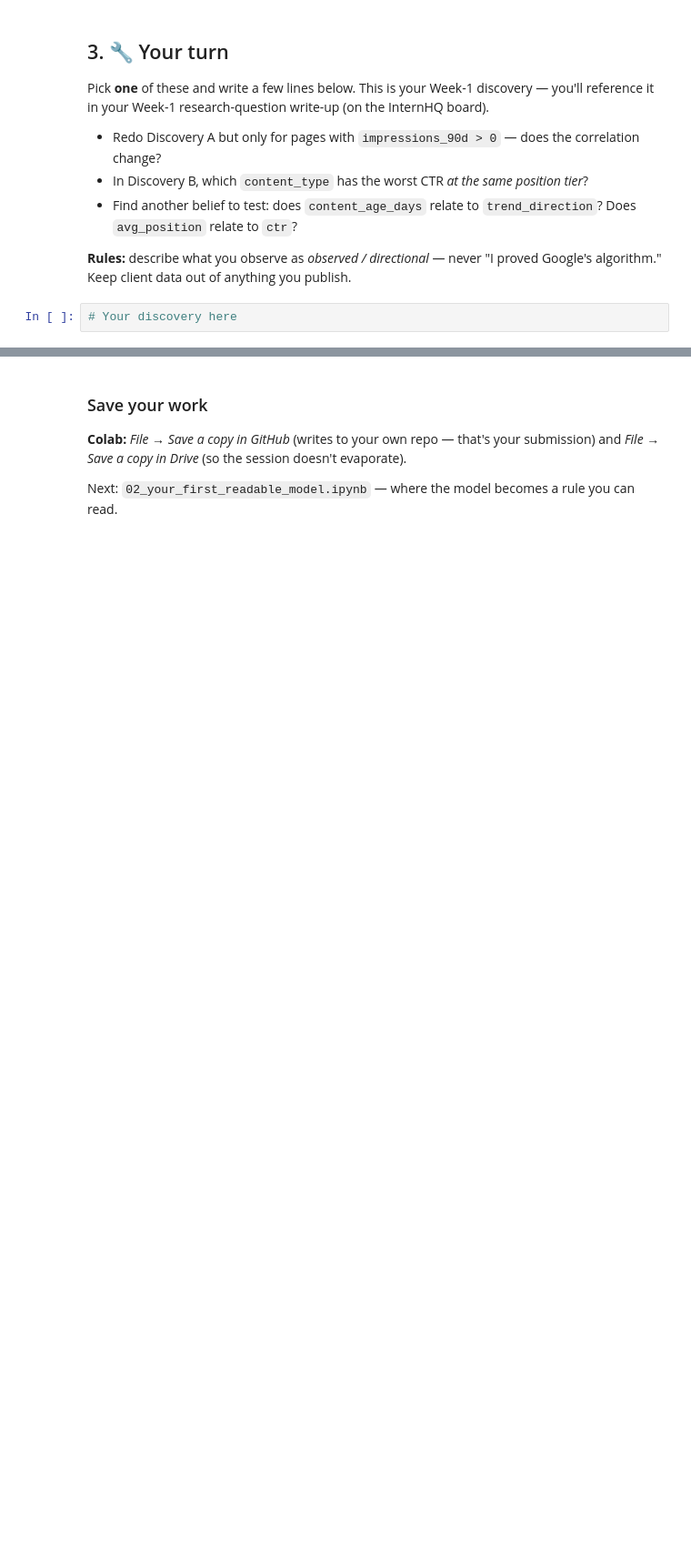
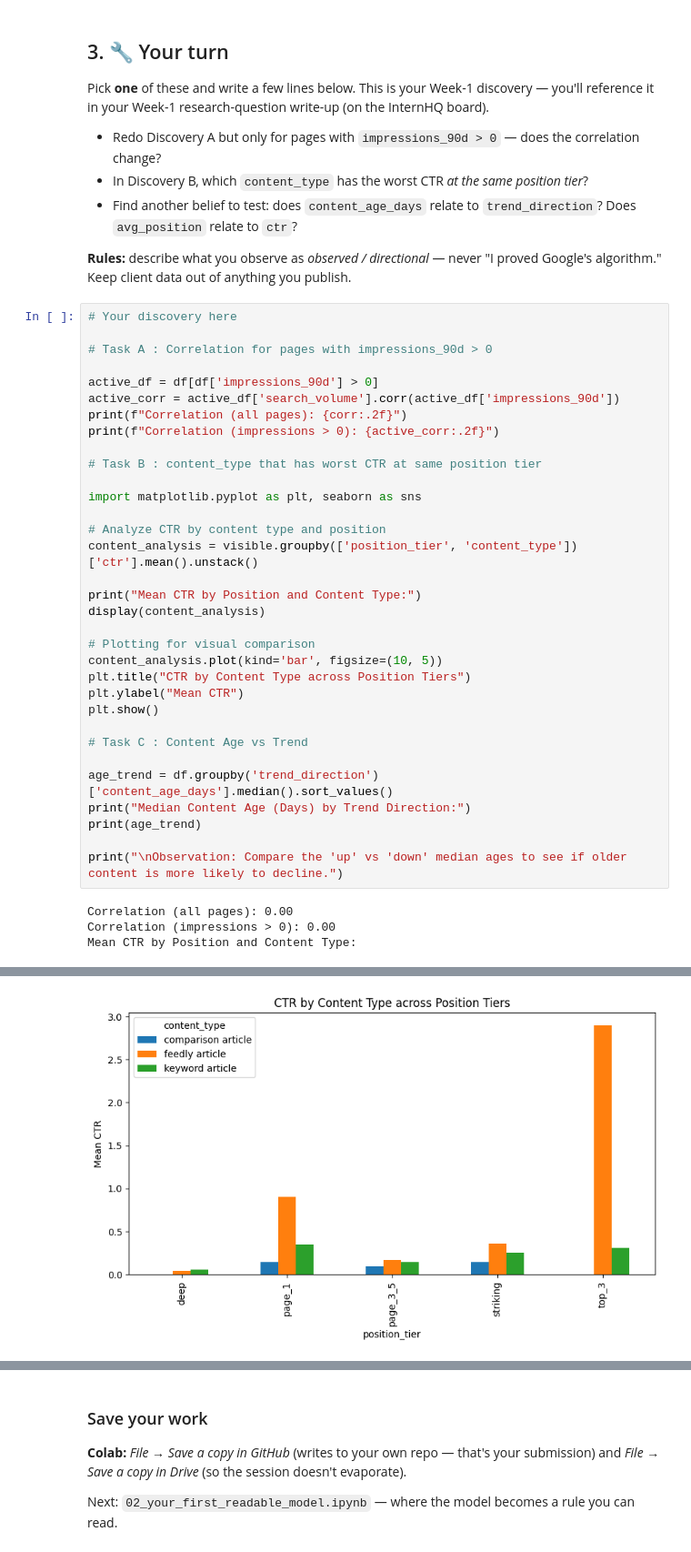
Before and after one commit to Bharathkumar1123542/ml_internship, a Jupyter notebook: notebooks/01_first_look_and_discovery.ipynb, the cells around one changed output, grey strips where cells are left out. Shown at 91% size. Cells and saved outputs as stored; diff of their text form; blank space fills up the shorter version.

```diff
--- a/notebooks/01_first_look_and_discovery.ipynb
+++ b/notebooks/01_first_look_and_discovery.ipynb
@@ -99,3 +153,38 @@ Pick **one** of these and write a few lines below. This is your Week-1 discovery
 **Rules:** describe what you observe as *observed / directional* — never "I proved Google's algorithm." Keep client data out of anything you publish.
 # %%
 # Your discovery here
+
+# Task A : Correlation for pages with impressions_90d > 0
+
+active_df = df[df['impressions_90d'] > 0]
+active_corr = active_df['search_volume'].corr(active_df['impressions_90d'])
+print(f"Correlation (all pages): {corr:.2f}")
+print(f"Correlation (impressions > 0): {active_corr:.2f}")
+
+# Task B : content_type that has worst CTR at same position tier
+
+import matplotlib.pyplot as plt, seaborn as sns
+
+# Analyze CTR by content type and position
+content_analysis = visible.groupby(['position_tier', 'content_type'])['ctr'].mean().unstack()
+
+print("Mean CTR by Position and Content Type:")
+display(content_analysis)
+
+# Plotting for visual comparison
+content_analysis.plot(kind='bar', figsize=(10, 5))
+plt.title("CTR by Content Type across Position Tiers")
+plt.ylabel("Mean CTR")
+plt.show()
+
+# Task C : Content Age vs Trend
+
+age_trend = df.groupby('trend_direction')['content_age_days'].median().sort_values()
+print("Median Content Age (Days) by Trend Direction:")
+print(age_trend)
+
+print("\nObservation: Compare the 'up' vs 'down' median ages to see if older content is more likely to decline.")
+# %% [output]
+Correlation (all pages): 0.00
+Correlation (impressions > 0): 0.00
+Mean CTR by Position and Content Type:
@@ -101,0 +198 @@ Pick **one** of these and write a few lines below. This is your Week-1 discovery
+[figure, added]
```
Also changed, not shown: parts of 8 cells of this notebook.
